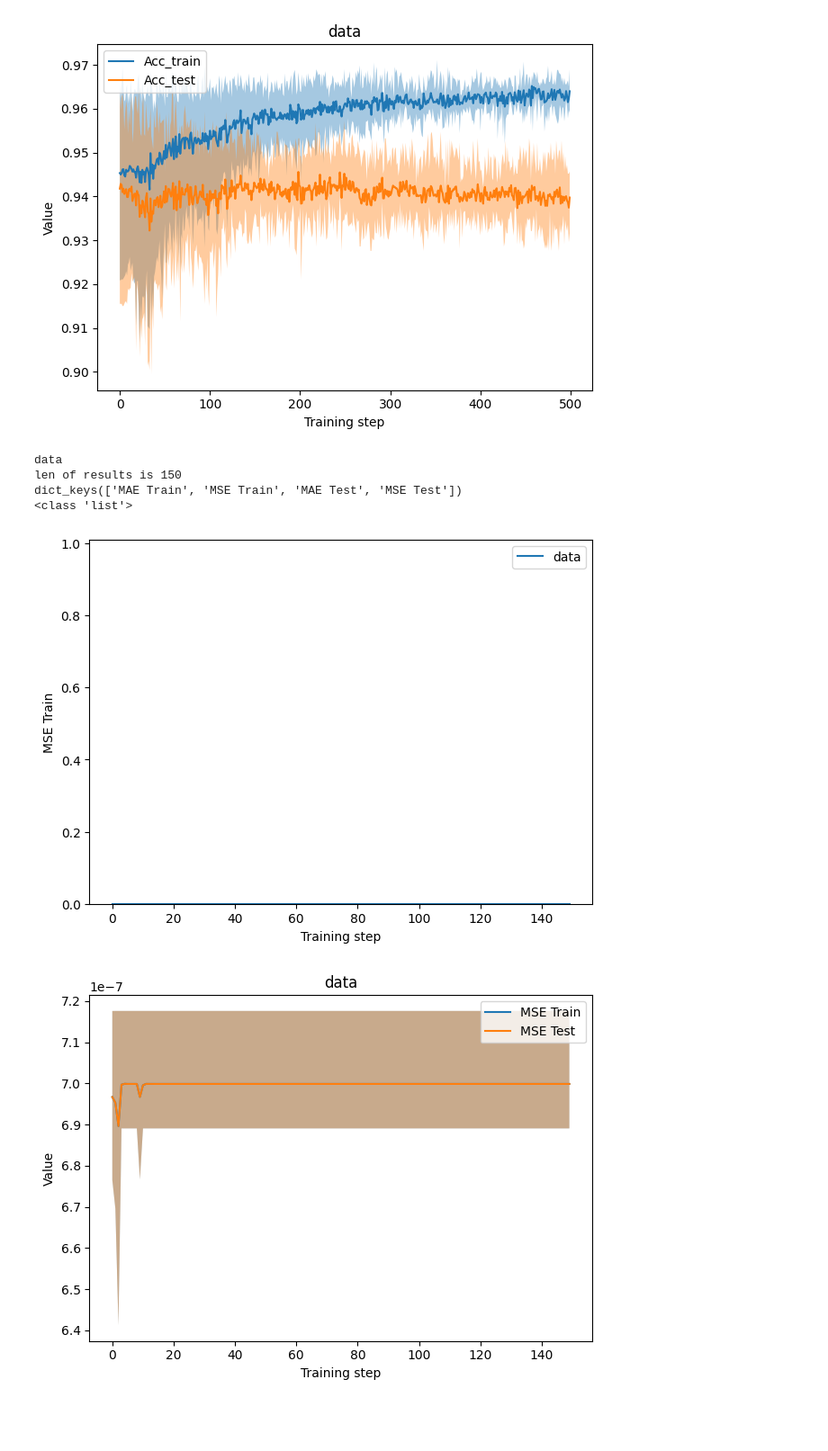
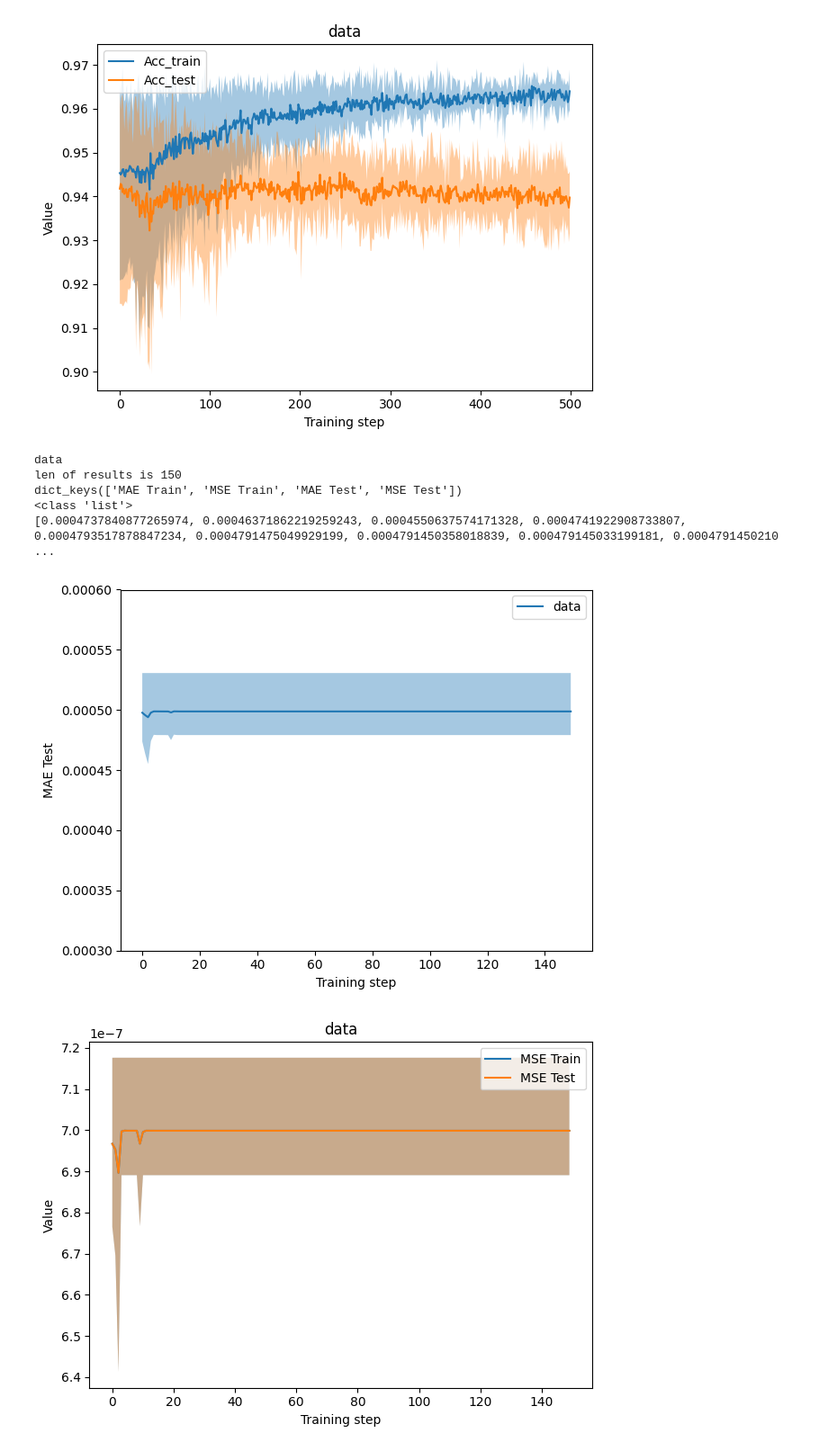
Before and after one commit to cap-jmk/carate-pwc, a Jupyter notebook: notebooks/Plotting.ipynb, the cells around one changed output. Shown at 90% size. Drawn from its saved outputs; the diff is of its cells as text; code cells hidden in the pictures; blank space fills up the shorter version.

```diff
--- a/notebooks/Plotting.ipynb
+++ b/notebooks/Plotting.ipynb
@@ -31,24 +31,26 @@ plot_range_band_multi(result, key_vals=["Acc_train", "Acc_test"], file_name=f"{l
 # %%
 import pandas as pd
 
 path_to_directory = "./data/Regression/ALCHEMY_20_test_training_length_no_norm/data"
 result = get_stacked_list(
         path_to_directory=path_to_directory,
         num_cv=5,
         json_name="alchemy_full.json",
     )
 legend_text = path_to_directory.split("/")[-1]
 print(legend_text)
 print("len of results is", len(result[1]["MAE Train"]))
 print(result[0].keys())
 print(type(result))
-plot_range_band_single(result, key_val="MSE Train", file_name="ENZYMES_accuracy", save_dir="./plots", alpha=0.4, legend_text=legend_text)
+print(result[0]["MAE Test"])
+plot_range_band_single(result, key_val="MAE Test", file_name="alchemy_20_mae", save_dir="./plots", alpha=0.4, legend_text=legend_text, fixed_y_lim=(0.0003, 0.0006))
 # %% [output]
 data
 len of results is 150
 dict_keys(['MAE Train', 'MSE Train', 'MAE Test', 'MSE Test'])
 <class 'list'>
+[0.0004737840877265974, 0.00046371862219259243, 0.0004550637574171328, 0.0004741922908733807, 0.0004793517878847234, 0.0004791475049929199, 0.0004791450358018839, 0.000479145033199181, 0.0004791450210 ...
-[figure, old version]
+[figure, new version]
 # %%
 plot_range_band_multi(result, key_vals=["MSE Train", "MSE Test"], file_name=f"{legend_text}_multi_accuracy", save_dir="./plots", alpha=0.4, title_text=legend_text)
 # %% [output]
```
Also changed, not shown: parts of 7 cells of this notebook, 2 other files.
